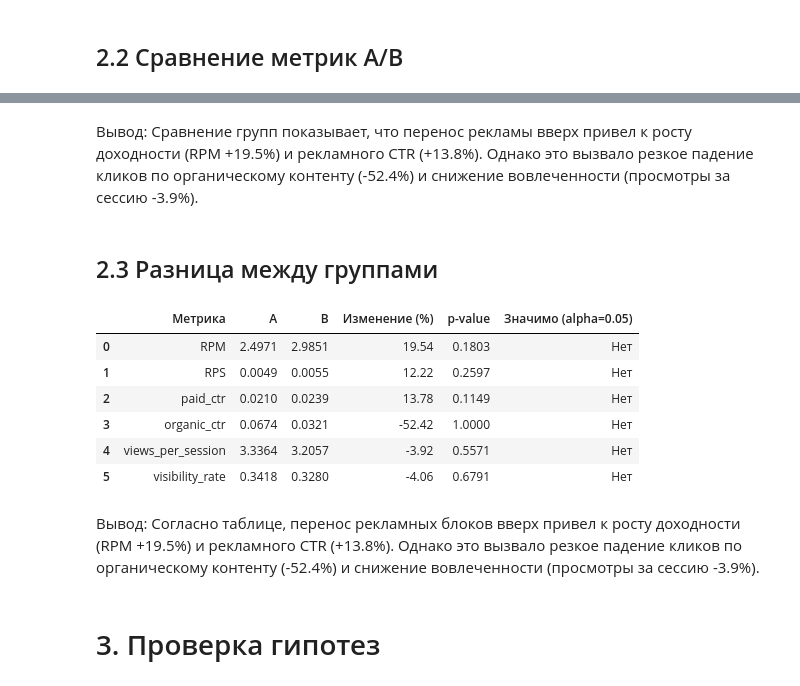
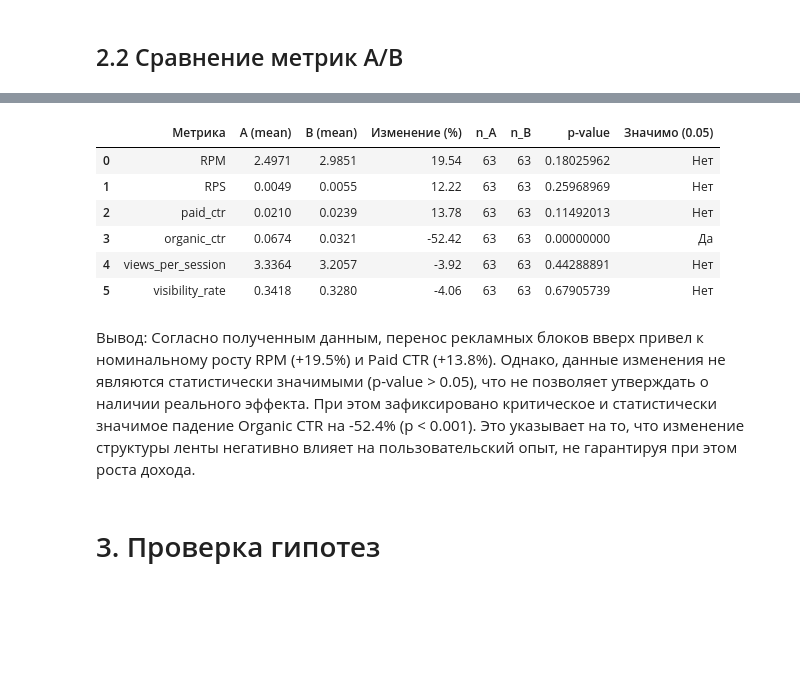
Before and after one commit to ArinaKrasotina/data-analysis, a Jupyter notebook: AB testing/AB test.ipynb, the cells around one changed output, grey strips where cells are left out. Saved outputs shown, nothing was run; the diff lists cells and outputs as text; code cells hidden in the pictures; blank space fills up the shorter version.

```diff
--- a/AB testing/AB test.ipynb
+++ b/AB testing/AB test.ipynb
@@ -238,20 +236,3 @@ plt.show()
 Вывод: На уровне пользователей наблюдается статистически значимый рост выручки в тестовой группе (p < 0.05). Средний чек вырос с 4.98 до 5.96.
 # %% [markdown]
 ## 2.2 Сравнение метрик A/B
-# %%
-metrics = ['RPM', 'RPS', 'paid_ctr', 'organic_ctr', 'views_per_session', 'visibility_rate']
-grouped = df_main.groupby('group_name')[metrics].mean()
-
-diff = grouped.loc['B'] - grouped.loc['A']
-diff_percent = (grouped.loc['B'] / grouped.loc['A'] - 1) * 100
-
-summary_table = pd.DataFrame({
-    'Контроль (A)': grouped.loc['A'],
-    'Тест (B)': grouped.loc['B'],
-    'Абс. разница': diff,
-    'Изменение (%)': diff_percent
-})
-
-formatted_summary = summary_table.copy()
-formatted_summary['Изменение (%)'] = formatted_summary['Изменение (%)'].map('{:+.1f}%'.format)
-formatted_summary.round(4)
@@ -266,41 +239,45 @@ formatted_summary.round(4)
-# %% [markdown]
-Вывод: Сравнение групп показывает, что перенос рекламы вверх привел к росту доходности (RPM +19.5%) и рекламного CTR (+13.8%). Однако это вызвало резкое падение кликов по органическому контенту (-52.4%) и снижение вовлеченности (просмотры за сессию -3.9%).
-# %% [markdown]
-## 2.3 Разница между группами
 # %%
 stats_results = []
 
 for metric in metrics:
     A = df_main[df_main['group_name'] == 'A'][metric]
     B = df_main[df_main['group_name'] == 'B'][metric]
 
-    stat, p = ttest_ind(B, A, alternative='greater', equal_var=False)
+    # FIX: Учет направления гипотезы для разных метрик
+    if metric in ["organic_ctr", "views_per_session"]:
+        alternative_hypothesis = "less"
+    else:
+        alternative_hypothesis = "greater"
+
+    stat, p = ttest_ind(B, A, alternative=alternative_hypothesis, equal_var=False)
 
     mean_A = A.mean()
     mean_B = B.mean()
     effect_pct = (mean_B / mean_A - 1) * 100
 
     stats_results.append({
         'Метрика': metric,
-        'A': round(mean_A, 4),
-        'B': round(mean_B, 4),
+        'A (mean)': round(mean_A, 4),
+        'B (mean)': round(mean_B, 4),
         'Изменение (%)': round(effect_pct, 2),
-        'p-value': round(p, 4),
-        'Значимо (alpha=0.05)': 'Да' if p < 0.05 else 'Нет'
+        'n_A': len(A),
+        'n_B': len(B),
+        'p-value': f"{p:.8f}", # FIX: Увеличена точность вывода p-value
+        'Значимо (0.05)': 'Да' if p < 0.05 else 'Нет'
     })
 
 stats_df = pd.DataFrame(stats_results)
 stats_df
 # %% [output]
-|  | Метрика | A | B | Изменение (%) | p-value | Значимо (alpha=0.05) |
-| 0 | RPM | 2.4971 | 2.9851 | 19.54 | 0.1803 | Нет |
-| 1 | RPS | 0.0049 | 0.0055 | 12.22 | 0.2597 | Нет |
-| 2 | paid_ctr | 0.0210 | 0.0239 | 13.78 | 0.1149 | Нет |
-| 3 | organic_ctr | 0.0674 | 0.0321 | -52.42 | 1.0000 | Нет |
-| 4 | views_per_session | 3.3364 | 3.2057 | -3.92 | 0.5571 | Нет |
-| 5 | visibility_rate | 0.3418 | 0.3280 | -4.06 | 0.6791 | Нет |
+|  | Метрика | A (mean) | B (mean) | Изменение (%) | n_A | n_B | p-value | Значимо (0.05) |
+| 0 | RPM | 2.4971 | 2.9851 | 19.54 | 63 | 63 | 0.18025962 | Нет |
+| 1 | RPS | 0.0049 | 0.0055 | 12.22 | 63 | 63 | 0.25968969 | Нет |
+| 2 | paid_ctr | 0.0210 | 0.0239 | 13.78 | 63 | 63 | 0.11492013 | Нет |
+| 3 | organic_ctr | 0.0674 | 0.0321 | -52.42 | 63 | 63 | 0.00000000 | Да |
+| 4 | views_per_session | 3.3364 | 3.2057 | -3.92 | 63 | 63 | 0.44288891 | Нет |
+| 5 | visibility_rate | 0.3418 | 0.3280 | -4.06 | 63 | 63 | 0.67905739 | Нет |
 # %% [markdown]
-Вывод: Согласно таблице, перенос рекламных блоков вверх привел к росту доходности (RPM +19.5%) и рекламного CTR (+13.8%). Однако это вызвало резкое падение кликов по органическому контенту (-52.4%) и снижение вовлеченности (просмотры за сессию -3.9%).
+Вывод: Согласно полученным данным, перенос рекламных блоков вверх привел к номинальному росту RPM (+19.5%) и Paid CTR (+13.8%). Однако, данные изменения не являются статистически значимыми (p-value > 0.05), что не позволяет утверждать о наличии реального эффекта. При этом зафиксировано критическое и статистически значимое падение Organic CTR на -52.4% (p < 0.001). Это указывает на то, что изменение структуры ленты негативно влияет на пользовательский опыт, не гарантируя при этом роста дохода.
 # %% [markdown]
 # 3. Проверка гипотез
 # %% [markdown]
```
Also changed, not shown: parts of 9 cells of this notebook, 2 other files.
